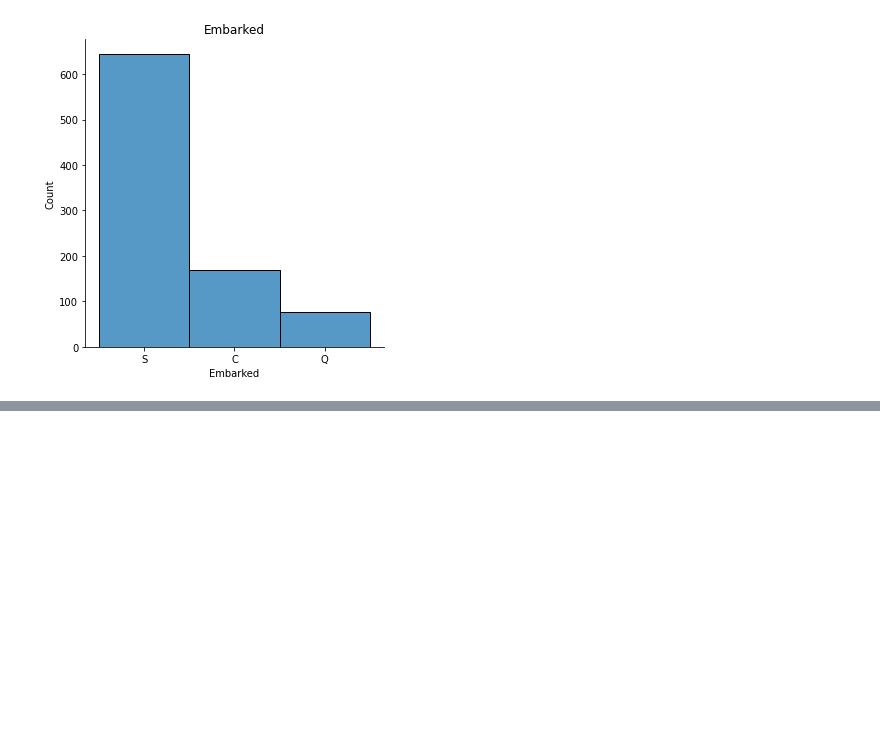
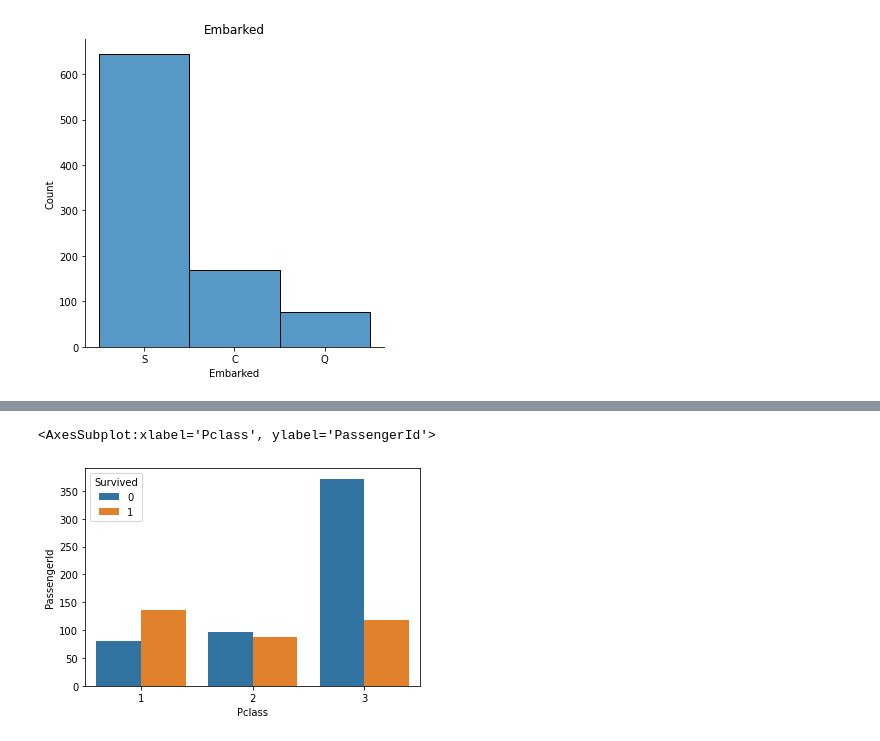
Before and after one commit to iwutung/Titanic-Machine-Learning-from-Disaster, a Jupyter notebook: Titanic-notebook.ipynb, the cells around one changed output, grey strips where cells are left out. Drawn from its saved outputs; the diff is of its cells as text; code cells hidden in the pictures; blank space fills up the shorter version.

```diff
--- a/Titanic-notebook.ipynb
+++ b/Titanic-notebook.ipynb
@@ -166,0 +111,7 @@ plt.show()
+# %%
+# We try to see Passenger class would affect Survival
+class_df = train_df[['PassengerId','Survived','Pclass']].groupby(['Survived','Pclass']).count().reset_index()
+sns.barplot(data=class_df, x='Pclass', y='PassengerId', hue='Survived')
+# %% [output]
+<AxesSubplot:xlabel='Pclass', ylabel='PassengerId'>
+[figure, added]
```
Also changed, not shown: parts of 15 cells of this notebook.
